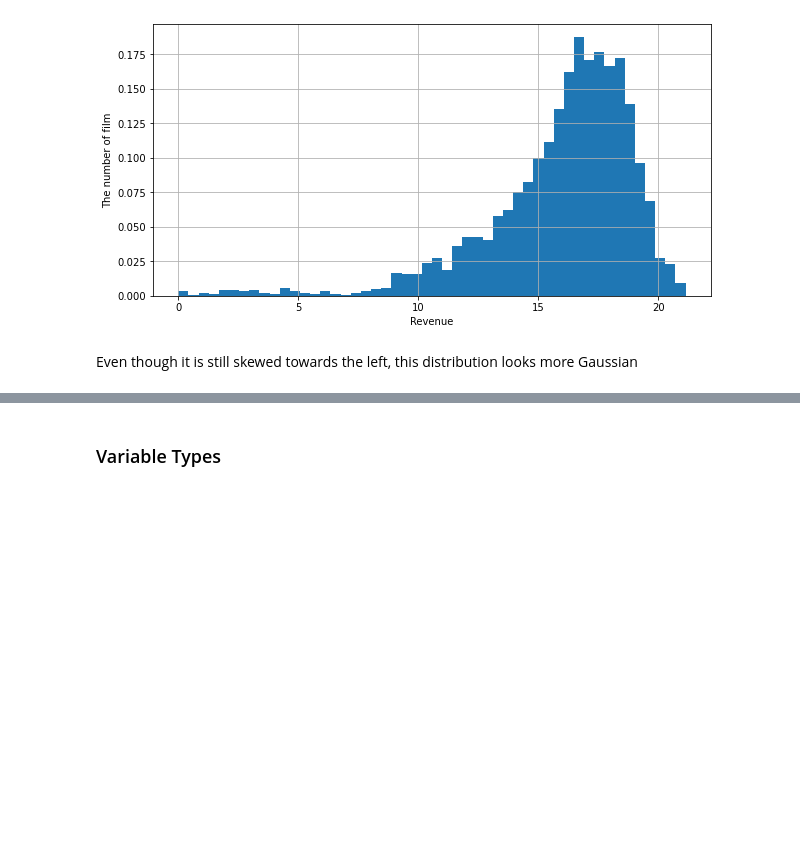
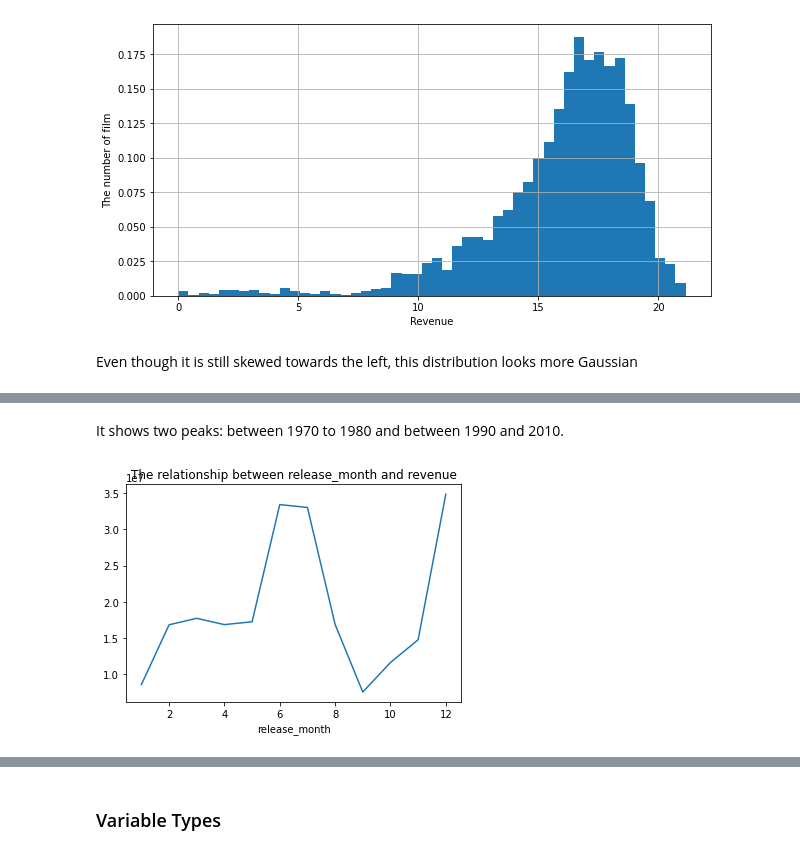
Before and after one commit to yejiseoung/TMDB, a Jupyter notebook: TMDB_EDA_FeatureEngineering.ipynb, the cells around one changed output, grey strips where cells are left out. Drawn from its saved outputs; the diff is of its cells as text; code cells hidden in the pictures; blank space fills up the shorter version.

```diff
--- a/TMDB_EDA_FeatureEngineering.ipynb
+++ b/TMDB_EDA_FeatureEngineering.ipynb
@@ -72,0 +97,7 @@ Even though it is still skewed towards the left, this distribution looks more Ga
+# %% [markdown]
+It shows two peaks: between 1970 to 1980 and between 1990 and 2010.
+# %%
+data.groupby('release_month')['revenue'].median().plot()
+plt.title('The relationship between release_month and revenue');
+# %% [output]
+[figure, added]
```
Also changed, not shown: parts of 74 cells of this notebook.
